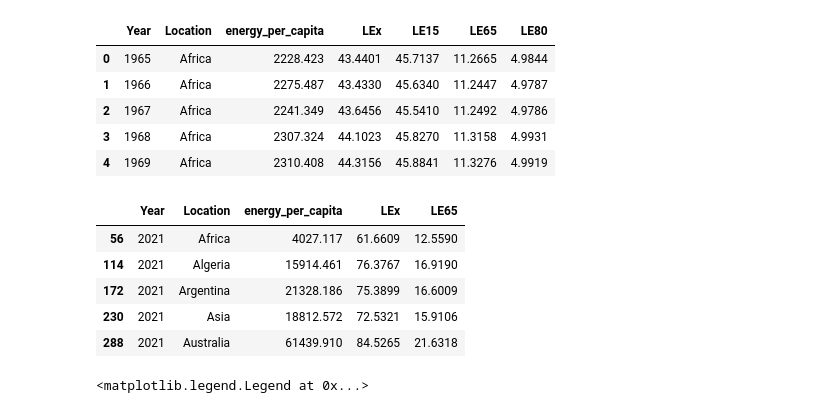
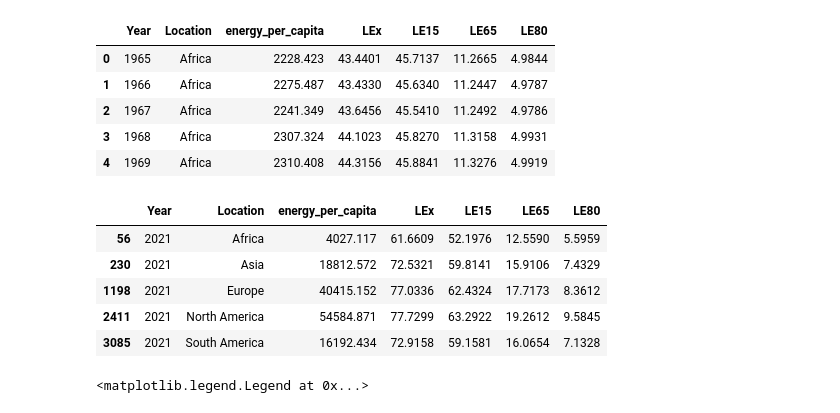
Before and after one commit to Faith-Hall/Group-Project-1, a Jupyter notebook: analysis_2.ipynb, the cells around one changed output. Cells and saved outputs as stored; diff of their text form; code cells hidden in the pictures.

Commit message:
Halellujah - it worked! Reduced DF to continents

```diff
--- a/analysis_2.ipynb
+++ b/analysis_2.ipynb
@@ -38,15 +38,19 @@ reduced_df.head()
 | 4 | 1969 | Africa | 2310.408 | 44.3156 | 45.8841 | 11.3276 | 4.9919 |
 # %%
 # Looking at 2021 by continent, country, income groupings
-new_df = reduced_df[(reduced_df['Year'] == 2021)]
+#reduced_df.loc[reduced_df["Location"].isin(['Africa', 'Antarctica', 'Asia','Europe','North America','Oceana','South America'])]
+
+new_df = reduced_df.loc[reduced_df["Location"].isin(['Africa', 'Antarctica', 'Asia','Europe','North America','Oceana','South America'])]
 new_df.head()
+one_year_df = new_df[(new_df['Year'] == 2021)]
+one_year_df.head(10)
 # %% [output]
-|  | Year | Location | energy_per_capita | LEx | LE65 |
-| 56 | 2021 | Africa | 4027.117 | 61.6609 | 12.5590 |
-| 114 | 2021 | Algeria | 15914.461 | 76.3767 | 16.9190 |
-| 172 | 2021 | Argentina | 21328.186 | 75.3899 | 16.6009 |
-| 230 | 2021 | Asia | 18812.572 | 72.5321 | 15.9106 |
-| 288 | 2021 | Australia | 61439.910 | 84.5265 | 21.6318 |
+|  | Year | Location | energy_per_capita | LEx | LE15 | LE65 | LE80 |
+| 56 | 2021 | Africa | 4027.117 | 61.6609 | 52.1976 | 12.5590 | 5.5959 |
+| 230 | 2021 | Asia | 18812.572 | 72.5321 | 59.8141 | 15.9106 | 7.4329 |
+| 1198 | 2021 | Europe | 40415.152 | 77.0336 | 62.4324 | 17.7173 | 8.3612 |
+| 2411 | 2021 | North America | 54584.871 | 77.7299 | 63.2922 | 19.2612 | 9.5845 |
+| 3085 | 2021 | South America | 16192.434 | 72.9158 | 59.1581 | 16.0654 | 7.1328 |
 # %%
 # Columns for 2021 by location
 # setting up columns for 2021 df only for LEx
```
